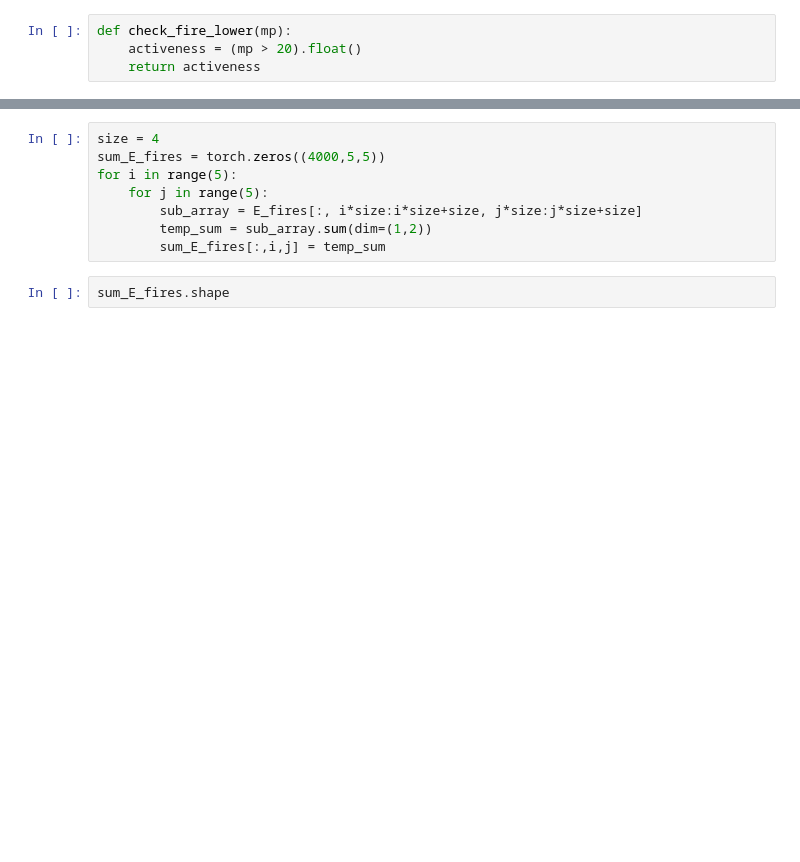
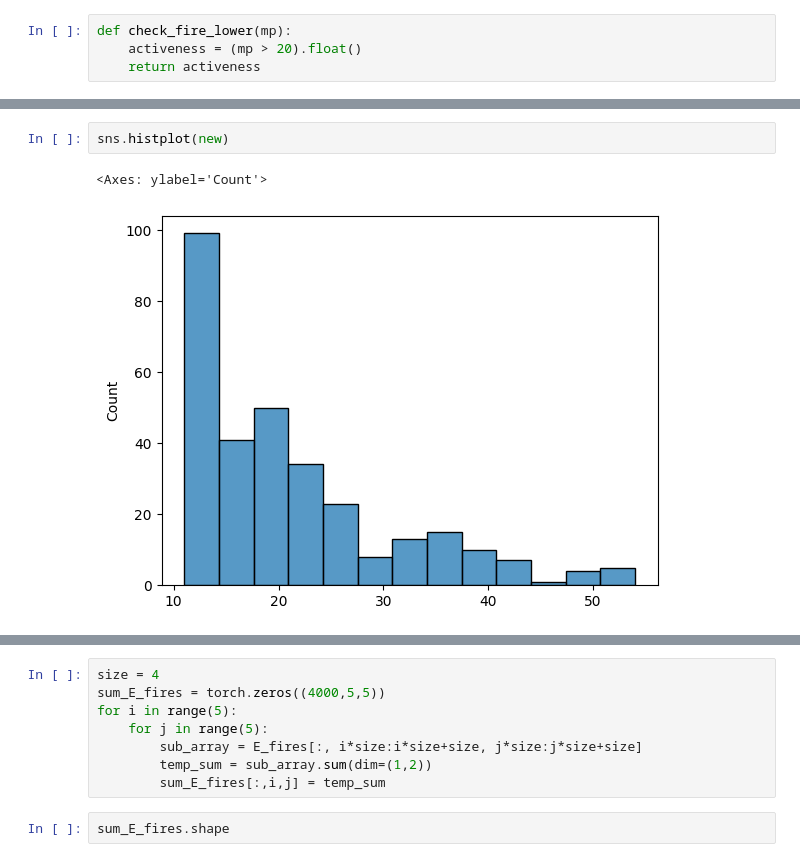
Before and after one commit to hhsherlock/Spiking_NN, a Jupyter notebook: mnst_learn/calculation.ipynb, the cells around one changed output, grey strips where cells are left out. Cells and saved outputs as stored; diff of their text form; blank space fills up the shorter version.

```diff
--- a/mnst_learn/calculation.ipynb
+++ b/mnst_learn/calculation.ipynb
@@ -709,0 +813,5 @@ find_Out_neuron(Out_fires)
+# %%
+sns.histplot(new)
+# %% [output]
+<Axes: ylabel='Count'>
+[figure, added]
```
Also changed, not shown: parts of 33 cells of this notebook, 1 other file.
